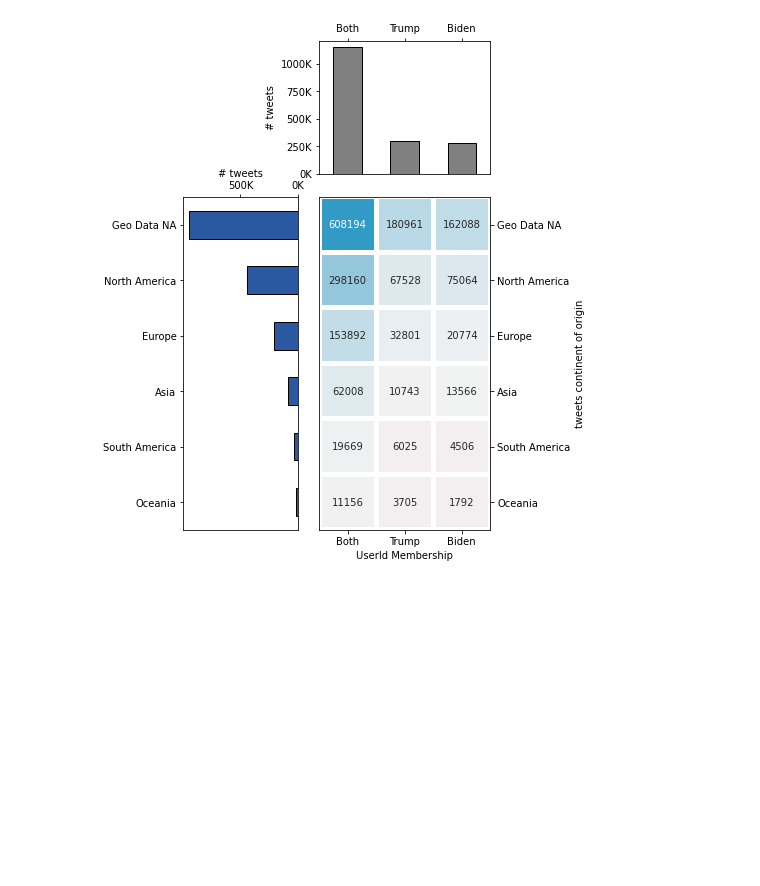
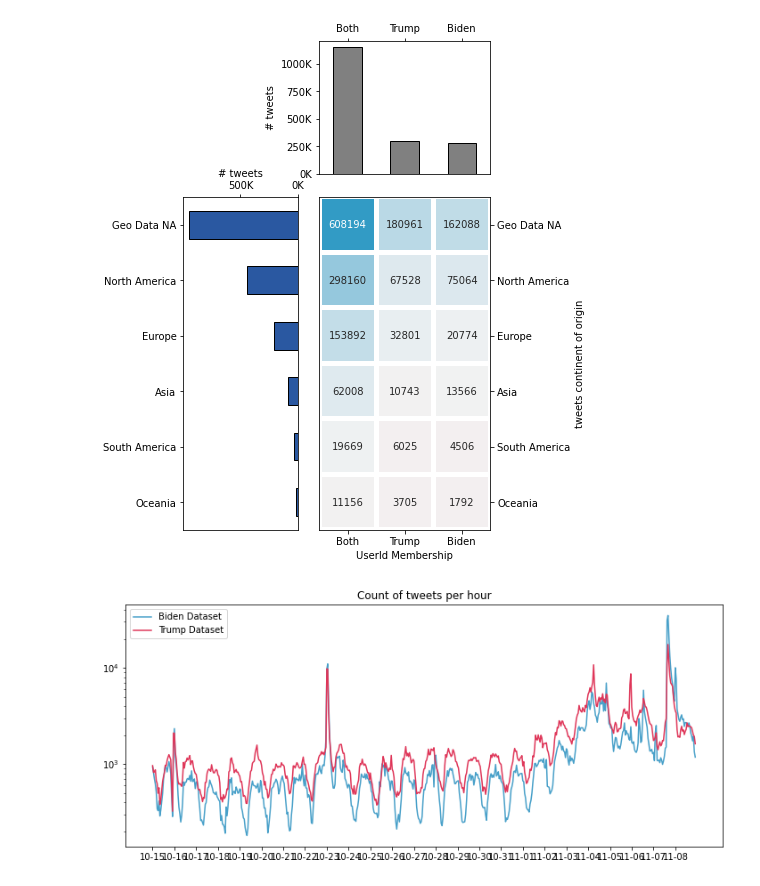
Before and after one commit to sydney-machine-learning/sentimentanalysis-USelections, a Jupyter notebook: main.ipynb, the cells around one changed output. Cells and saved outputs as stored; diff of their text form; code cells hidden in the pictures; blank space fills up the shorter version.

```diff
--- a/main.ipynb
+++ b/main.ipynb
@@ -399,3 +399,21 @@ barh_ax.set_ylabel('')
 plt.show()
 # %% [output]
 [figure]
+# %%
+# Identify common tweet creation dates
+common_creat=np.intersect1d(tweets_biden.created_at_r, tweets_trump.created_at_r)
+
+# Mask out data to ensure common lenth arrays to feed visualisation
+cnt_tbiden=tweets_biden[tweets_biden.created_at_r.isin(common_creat)]['created_at_r'].value_counts().sort_index()
+cnt_ttrump=tweets_trump[tweets_trump.created_at_r.isin(common_creat)]['created_at_r'].value_counts().sort_index()
+# %%
+plt.figure(figsize=(12,5))
+p6=sns.lineplot(cnt_tbiden.index, cnt_tbiden.values, color=barcolors[3], label='Biden Dataset')
+p6.set_title('Count of tweets per hour')
+p6=sns.lineplot(cnt_ttrump.index, cnt_ttrump.values, color=barcolors[6], label='Trump Dataset')
+p6.set_xticks(range(0, len(cnt_tbiden.index), 24))
+p6.set_xticklabels(common_df['created_at'].dt.strftime('%m-%d').unique().tolist())
+p6.set_yscale('log')
+plt.show()
+# %% [output]
+[figure, added]
```
Also changed, not shown: parts of 12 cells of this notebook.
